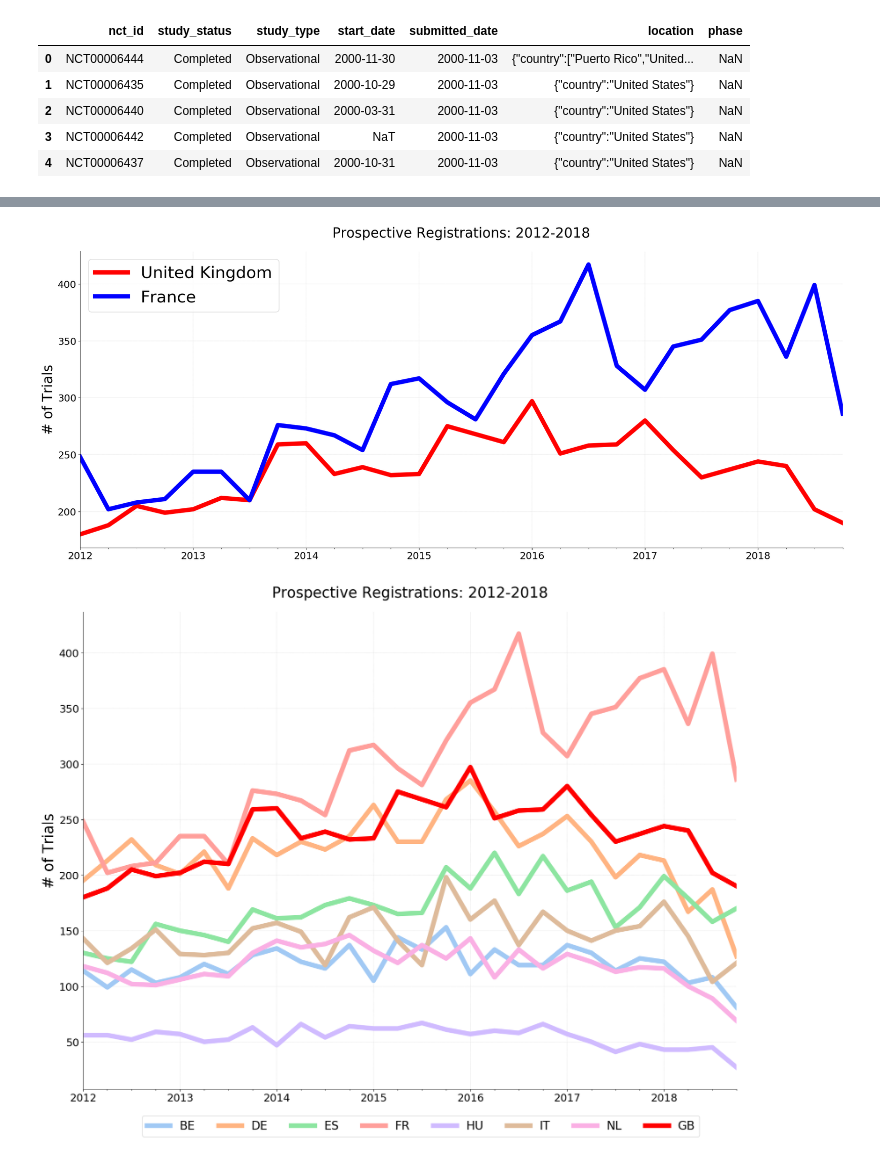
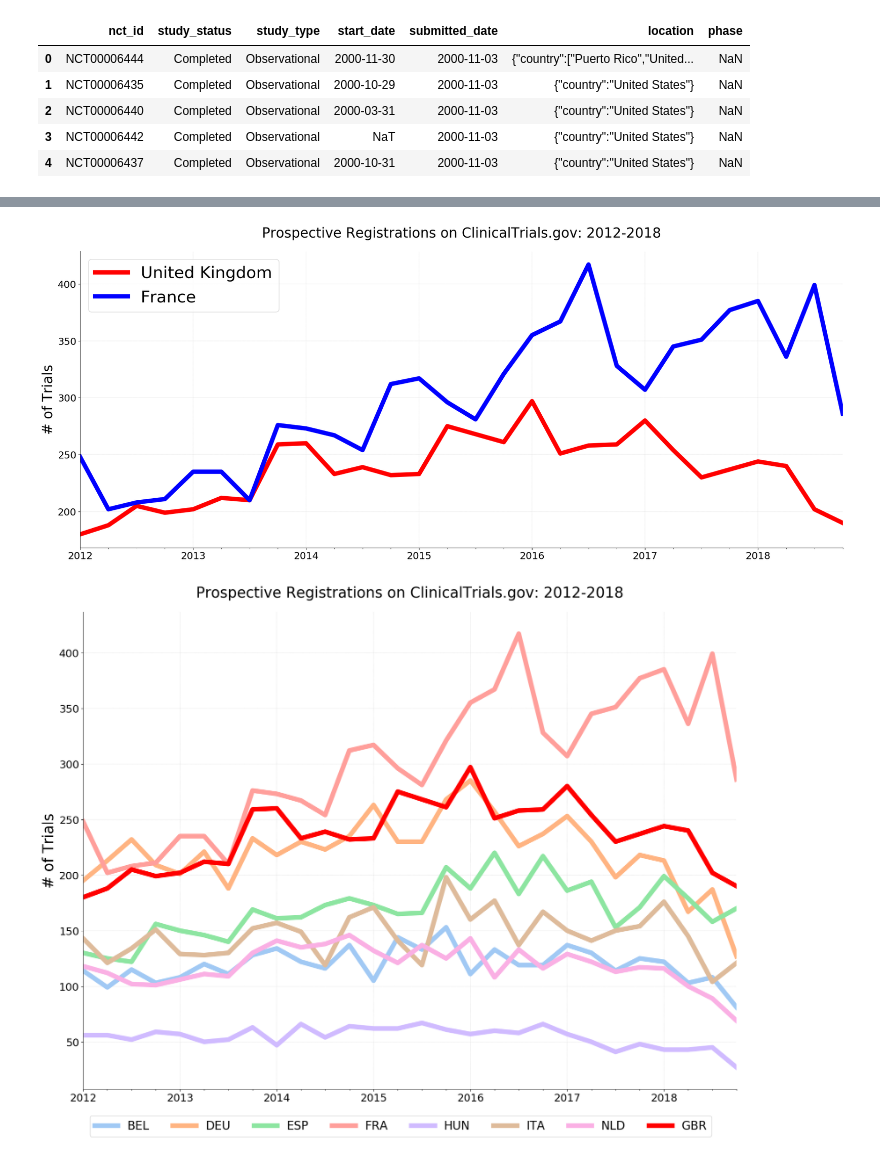
Before and after one commit to ebmdatalab/euctr_country_level_analysis, a Jupyter notebook: EUCTR Trends/Time Trends_neat.ipynb, the cells around one changed output, grey strips where cells are left out. Cells and saved outputs as stored; diff of their text form; code cells hidden in the pictures.

```diff
--- a/EUCTR Trends/Time Trends_neat.ipynb
+++ b/EUCTR Trends/Time Trends_neat.ipynb
@@ -285,7 +285,7 @@ graph(start_date_year, uk_q.start, fr_q.start)
 # %%
 with_filt = (ctgov.study_status != "Withdrawn")
 prosp_filt = (ctgov.start_date > ctgov.submitted_date)
-prosp_reg_year = "Prospective Registrations: 2012-2018"
+prosp_reg_year = "Prospective Registrations on ClinicalTrials.gov: 2012-2018"
 uk_qr = process_ctdata(ctgov[with_filt & prosp_filt],'United Kingdom', quarters=False, p1_filter=False)
 fr_qr = process_ctdata(ctgov[with_filt & prosp_filt],'France', quarters=False, p1_filter=False)
 graph(prosp_reg_year, uk_qr.submitted, fr_qr.submitted)
@@ -296,7 +296,7 @@ uk_qr = process_ctdata(ctgov[with_filt & prosp_filt],'United Kingdom', quarters=
 fr_qr = process_ctdata(ctgov[with_filt & prosp_filt],'France', quarters=True, p1_filter=False)
 graph(prosp_reg_year, uk_qr.submitted, fr_qr.submitted)
 # %% [output]
-[figure, old version]
+[figure, new version]
 # %%
 be_qr = process_ctdata(ctgov[with_filt & prosp_filt], 'Belgium', quarters=True, p1_filter=False)
 de_qr = process_ctdata(ctgov[with_filt & prosp_filt], 'Germany', quarters=True, p1_filter=False)
@@ -307,22 +307,22 @@ hu_qr = process_ctdata(ctgov[with_filt & prosp_filt], 'Hungary', quarters=True,
 # %%
 fig, ax = plt.subplots(figsize=(20,15), dpi = 100)
 be_qr.submitted.plot(ax=ax, linewidth=8, color=colors[0])
 de_qr.submitted.plot(ax=ax, linewidth=8, color=colors[1])
 es_qr.submitted.plot(ax=ax, linewidth=8, color=colors[2])
-fr_qrf.submitted.plot(ax=ax, linewidth=8, color=colors[3])
+fr_qr.submitted.plot(ax=ax, linewidth=8, color=colors[3])
 hu_qr.submitted.plot(ax=ax, linewidth=8, color=colors[4])
 it_qr.submitted.plot(ax=ax, linewidth=8, color=colors[5])
 nl_qr.submitted.plot(ax=ax, linewidth=8, color=colors[6])
-uk_qrf.submitted.plot(ax=ax, linewidth=8, color='red')
+uk_qr.submitted.plot(ax=ax, linewidth=8, color='red')
 plt.tick_params(axis='both', which='major', labelsize=18)
 plt.title(prosp_reg_year, pad=25, fontsize=25)
 ax.xaxis.set_label_text('')
 ax.yaxis.set_label_text('# of Trials', fontsize=25)
 ax.spines['top'].set_visible(False)
 ax.spines['right'].set_visible(False)
-ax.legend(labels = ['BE', 'DE', 'ES', 'FR', 'HU', 'IT', 'NL', 'GB'], loc=(.09,-.1), ncol = 8, fontsize = 20)
+ax.legend(labels = ['BEL', 'DEU', 'ESP', 'FRA', 'HUN', 'ITA', 'NLD', 'GBR'], loc=(.01,-.1), ncol = 8, fontsize = 20)
 ax.yaxis.grid(linestyle='--', linewidth=.25)
 ax.xaxis.grid(linestyle='--', linewidth=.25)
 plt.show()
 # %% [output]
-[figure, old version]
+[figure, new version]
```
Also changed, not shown: parts of 5 cells of this notebook.
